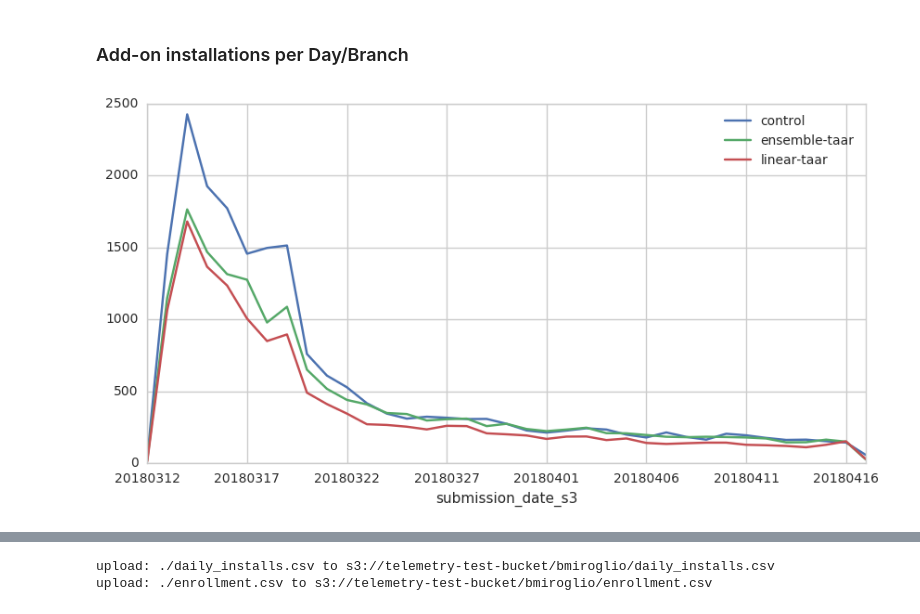
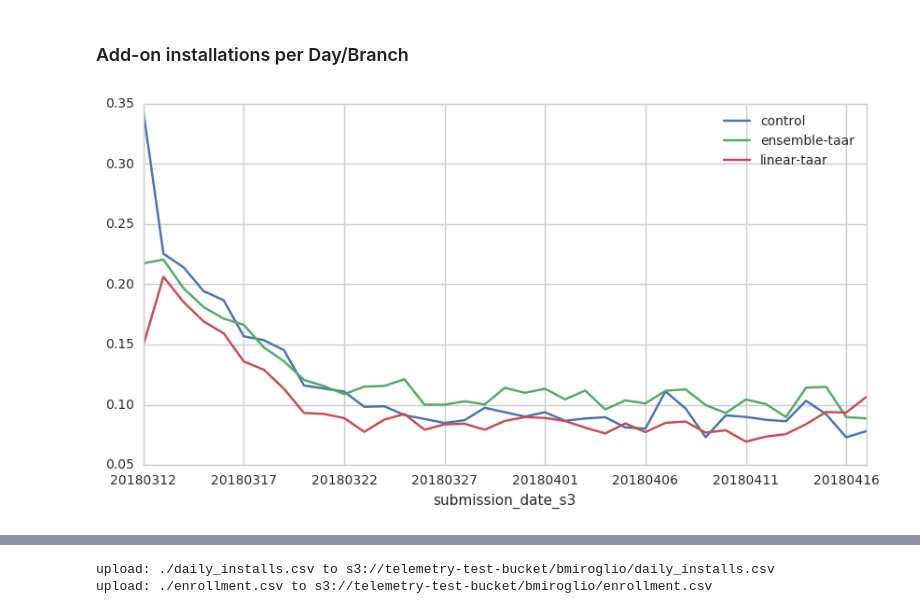
Before and after one commit to mozilla/taar, a Jupyter notebook: analysis/TAARExperimentV2Analysis.ipynb, the cells around one changed output, grey strips where cells are left out. Saved outputs shown, nothing was run; the diff lists cells and outputs as text; code cells hidden in the pictures.

```diff
--- a/analysis/TAARExperimentV2Analysis.ipynb
+++ b/analysis/TAARExperimentV2Analysis.ipynb
@@ -717,12 +644,10 @@ upload: ./locale-visits.csv to s3://telemetry-test-bucket/bmiroglio/taar-locale-
 # %% [markdown]
 ### Add-on installations per Day/Branch
 # %%
-daily = (
-    d_bl_wl.filter("ping_type = 'install' and addon_id not like '%mozilla%'")
-     .groupby("submission_date_s3",'branch', "src")
-     .agg(F.countDistinct("client_id").alias("count"))
-).toPandas()
-
+daily = pd.concat([
+    get_install_rates_AMO_total(d_bl_wl, grouper=['branch', 'submission_date_s3']),
+    get_install_rates_disco(d_bl_wl, grouper=['branch', 'submission_date_s3'])
+])
 
 enrollment = (
     d_bl_wl.filter("ping_type='init'")
@@ -730,13 +655,13 @@ enrollment = (
     .agg(F.countDistinct("client_id").alias("count")).toPandas()
 )
 
-# daily.to_csv('daily_installs.csv', index=False)
-# enrollment.to_csv("enrollment.csv", index=False)
+daily.to_csv('daily_installs.csv', index=False)
+enrollment.to_csv("enrollment.csv", index=False)
 # %%
 dd = daily[daily.src=='about:addons']
 fig, ax = plt.subplots()
 for g, data in dd.groupby('branch'):
-    data.sort_values("submission_date_s3").plot(x='submission_date_s3', y='count', ax=ax, label=g)
+    data.sort_values("submission_date_s3").plot(x='submission_date_s3', y='prob_at_least_one_install', ax=ax, label=g)
 plt.show()
 # %% [output]
-[figure, old version]
+[figure, new version]
```
Also changed, not shown: parts of 15 cells of this notebook, 3 other files.
